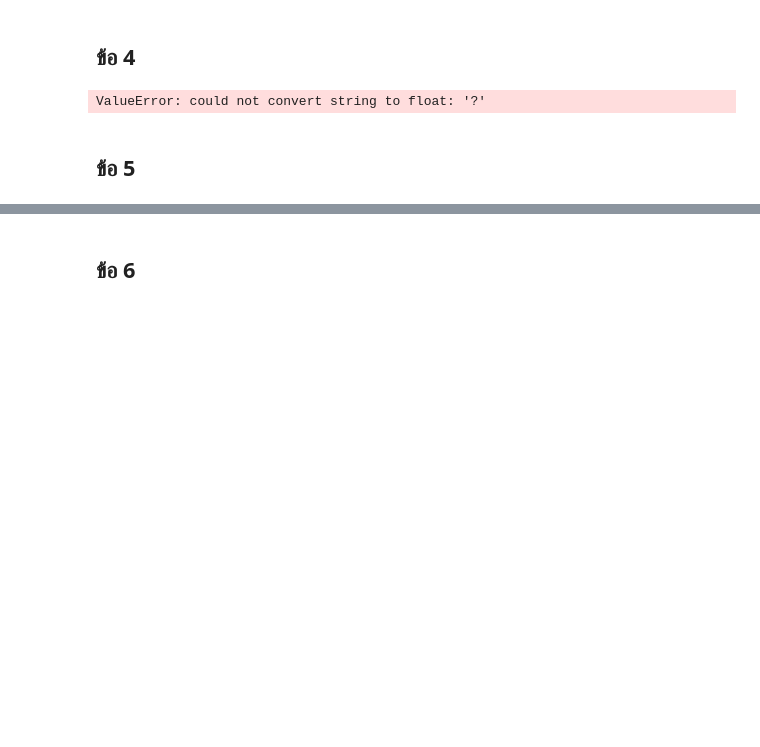
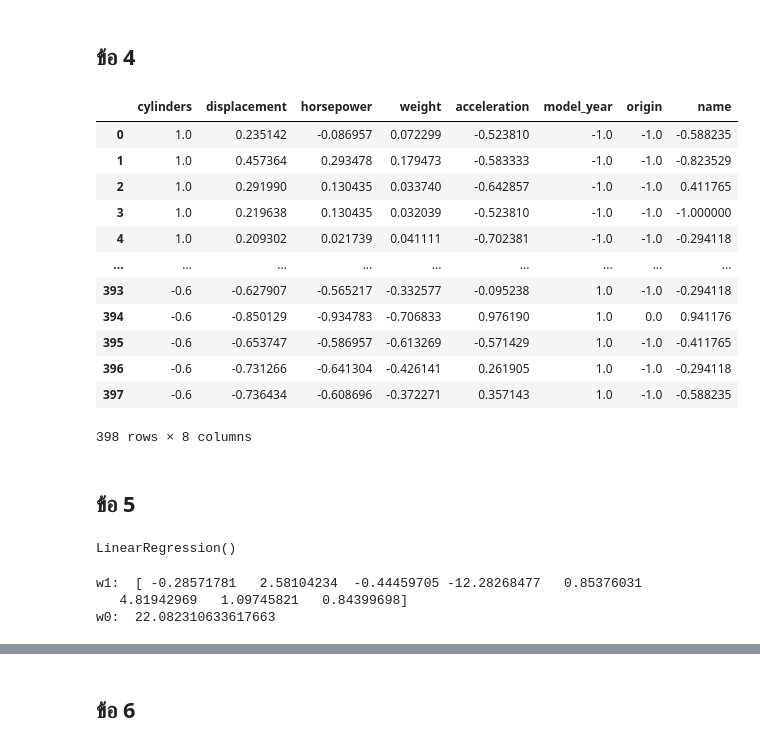
Before and after one commit to fufu-2345/studyYear3, a Jupyter notebook: ML/lab4/LAB4_Linear_regression.ipynb, the cells around one changed output, grey strips where cells are left out. Saved outputs shown, nothing was run; the diff lists cells and outputs as text; code cells hidden in the pictures; blank space fills up the shorter version.

```diff
--- a/ML/lab4/LAB4_Linear_regression.ipynb
+++ b/ML/lab4/LAB4_Linear_regression.ipynb
@@ -23,11 +23,7 @@ mpg mile-per-gallon
 # %% [markdown]
 ## ข้อ 1
 # %%
-import pandas as ps
-df=ps.read_csv('Auto-MPG.csv')
+import pandas as pd
+df=pd.read_csv('Auto-MPG.csv')
 # %% [markdown]
 ## ข้อ 2
-# %%
-for i in range (398):
-    if(df.at[i,'horsepower']=='?'):
-        df[i]=df['horsepower'].mode()
@@ -36,3 +30,6 @@ SyntaxError: cannot assign to subscript here. Maybe you meant '==' instead of '=
+# %%
+temp=df['horsepower'].mode()[0]
+df['horsepower'] = df['horsepower'].replace('?', temp)
 # %% [markdown]
 ## ข้อ 3
 # %%
@@ -82,7 +77,22 @@ df.dtypes
+# %%
+y=df['mpg']
+x=df.drop(columns=['mpg'])
 # %%
 from sklearn.preprocessing import MinMaxScaler
 scaler=MinMaxScaler(feature_range=(-1,1))
-scaled_data = scaler.fit_transform(df)
-df
+x=pd.DataFrame(scaler.fit_transform(x), columns=x.columns)
+x
 # %% [output]
+|  | cylinders | displacement | horsepower | weight | acceleration | model_year | origin | name |
+| 0 | 1.0 | 0.235142 | -0.086957 | 0.072299 | -0.523810 | -1.0 | -1.0 | -0.588235 |
+| 1 | 1.0 | 0.457364 | 0.293478 | 0.179473 | -0.583333 | -1.0 | -1.0 | -0.823529 |
+| 2 | 1.0 | 0.291990 | 0.130435 | 0.033740 | -0.642857 | -1.0 | -1.0 | 0.411765 |
+| 3 | 1.0 | 0.219638 | 0.130435 | 0.032039 | -0.523810 | -1.0 | -1.0 | -1.000000 |
+| 4 | 1.0 | 0.209302 | 0.021739 | 0.041111 | -0.702381 | -1.0 | -1.0 | -0.294118 |
+| ... | ... | ... | ... | ... | ... | ... | ... | ... |
+| 393 | -0.6 | -0.627907 | -0.565217 | -0.332577 | -0.095238 | 1.0 | -1.0 | -0.294118 |
+| 394 | -0.6 | -0.850129 | -0.934783 | -0.706833 | 0.976190 | 1.0 | 0.0 | 0.941176 |
+| 395 | -0.6 | -0.653747 | -0.586957 | -0.613269 | -0.571429 | 1.0 | -1.0 | -0.411765 |
+| 396 | -0.6 | -0.731266 | -0.641304 | -0.426141 | 0.261905 | 1.0 | -1.0 | -0.294118 |
+| 397 | -0.6 | -0.736434 | -0.608696 | -0.372271 | 0.357143 | 1.0 | -1.0 | -0.588235 |
-ValueError: could not convert string to float: '?'
+398 rows × 8 columns
@@ -89,2 +102,15 @@ ValueError: could not convert string to float: '?'
 # %% [markdown]
 ## ข้อ 5
+# %%
+from sklearn.linear_model import LinearRegression
+model=LinearRegression()
+model.fit(xTrain,yTrain)
+# %% [output]
+LinearRegression()
+# %%
+print('w1: ',model.coef_)
+print('w0: ',model.intercept_)
+# %% [output]
+w1:  [ -0.28571781   2.58104234  -0.44459705 -12.28268477   0.85376031
+   4.81942969   1.09745821   0.84399698]
+w0:  22.082310633617663
```
Also changed, not shown: parts of 5 cells of this notebook.
